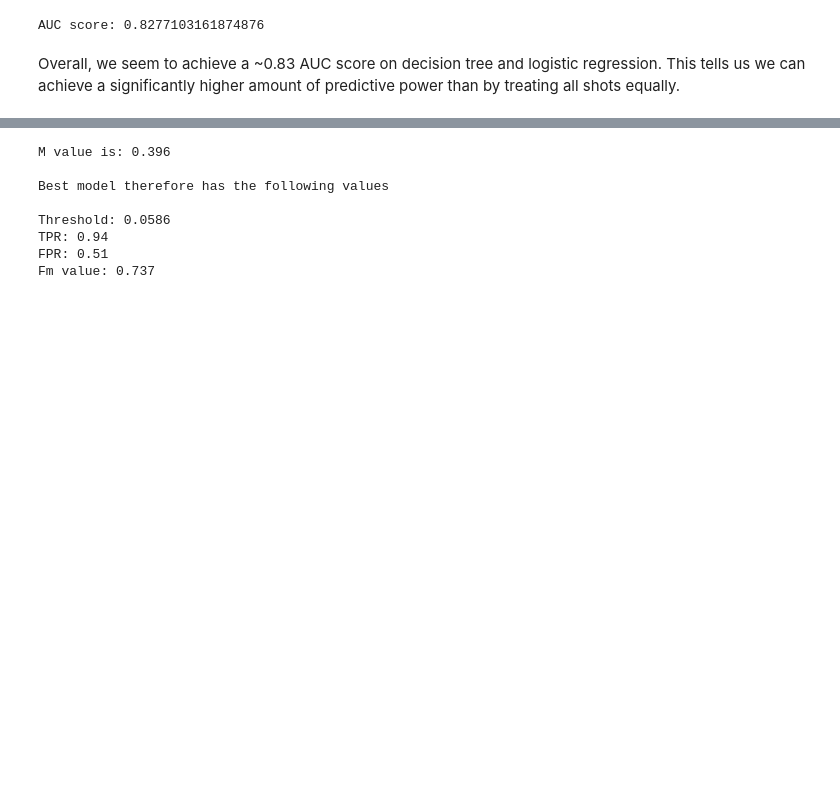
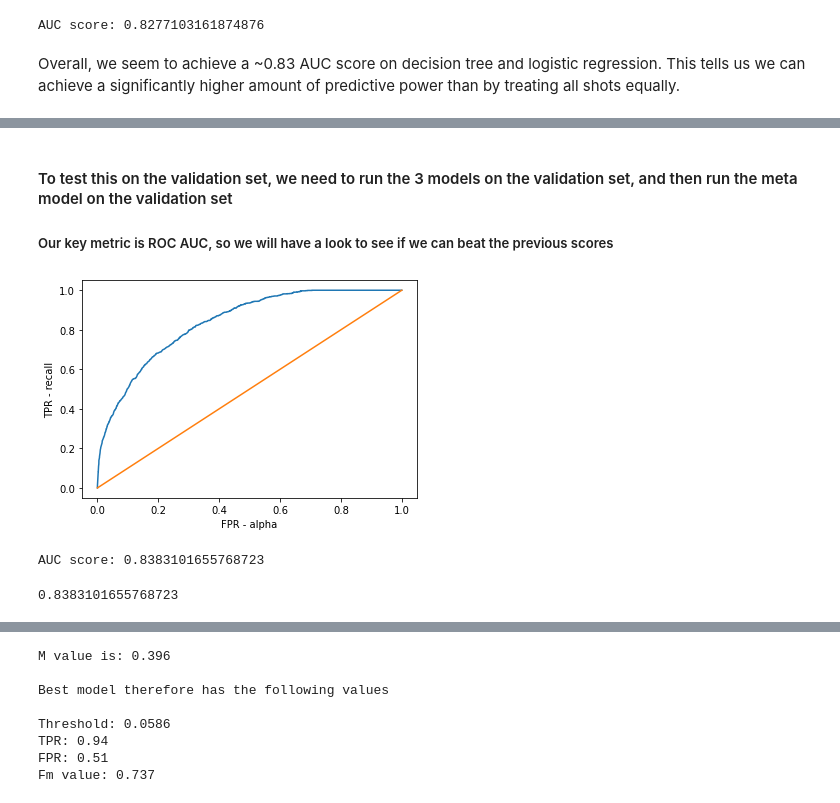
Before and after one commit to jakelourie1502/match_events_data, a Jupyter notebook: xG_model.ipynb, the cells around one changed output, grey strips where cells are left out. Drawn from its saved outputs; the diff is of its cells as text; code cells hidden in the pictures; blank space fills up the shorter version.

```diff
--- a/xG_model.ipynb
+++ b/xG_model.ipynb
@@ -640,0 +673,2 @@ Overall, we seem to achieve a ~0.83 AUC score on decision tree and logistic regr
+# %%
+model_stack.fit(x=stack_x_train, y =stack_y_train, batch_size=50, epochs=5,validation_split = 0.1)
@@ -640,0 +693,20 @@ Overall, we seem to achieve a ~0.83 AUC score on decision tree and logistic regr
+# %%
+def run_stack_models_and_combine_with_x(stack_x_test, stack_y_test):
+    predictions_stack_logit = pd.DataFrame(logit_model_forstack.predict(stack_x_test),columns=['logit']).reset_index().drop(columns='index')
+    predictions_stack_RF = pd.DataFrame(RF_forstack.predict_proba(stack_x_test)[:,1],columns=['RF']).reset_index().drop(columns='index')
+    predictions_stack_NN = pd.DataFrame(model_stack.predict_proba(stack_x_test),columns=['NN']).reset_index().drop(columns='index')
+    amp = pd.merge(predictions_stack_logit, predictions_stack_RF,left_index = True,right_index = True)
+    preds_stack_test =pd.merge(amp, predictions_stack_NN, left_index=True, right_index=True)
+    stack_x_test_combined = pd.merge(stack_x_test.reset_index().drop(columns='index'),preds_stack_test,left_index=True, right_index=True)
+    stack_y_test_drop_ind = stack_y_test.reset_index().drop(columns='index')
+
+    return stack_x_test_combined, stack_y_test_drop_ind
+stack_x_test_combined, stack_y_test_drop_ind = run_stack_models_and_combine_with_x(stack_x_test, stack_y_test)
+# %%
+model_stack_meta = Sequential()
+model_stack_meta.add(Dense(30, input_shape=(15,),kernel_regularizer = 'l2', bias_regularizer = 'l1',activation='relu'))
+model_stack_meta.add(Dense(30,kernel_regularizer='l2', bias_regularizer='l2',activation='relu'))
+model_stack_meta.add(Dense(1,activation='sigmoid'))
+model_stack_meta.compile(optimizer='rmsprop',metrics='acc',loss='binary_crossentropy')
+# %%
+model_stack_meta.fit(stack_x_test_combined, stack_y_test_drop_ind,batch_size = 30, epochs = 10,validation_split=0.1)
@@ -640,0 +735,11 @@ Overall, we seem to achieve a ~0.83 AUC score on decision tree and logistic regr
+# %% [markdown]
+#### To test this on the validation set, we need to run the 3 models on the validation set, and then run the meta model on the validation set
+
+##### Our key metric is ROC AUC, so we will have a look to see if we can beat the previous scores
+# %%
+val_x_comb, val_y_comb = run_stack_models_and_combine_with_x(x_val_roc_, y_val)
+roc_auc_(val_y_comb, model_stack_meta, val_x_comb, curve='yes', proba='no')
+# %% [output]
+[figure, added]
+AUC score: 0.8383101655768723
+0.8383101655768723
```
Also changed, not shown: parts of 35 cells of this notebook.
